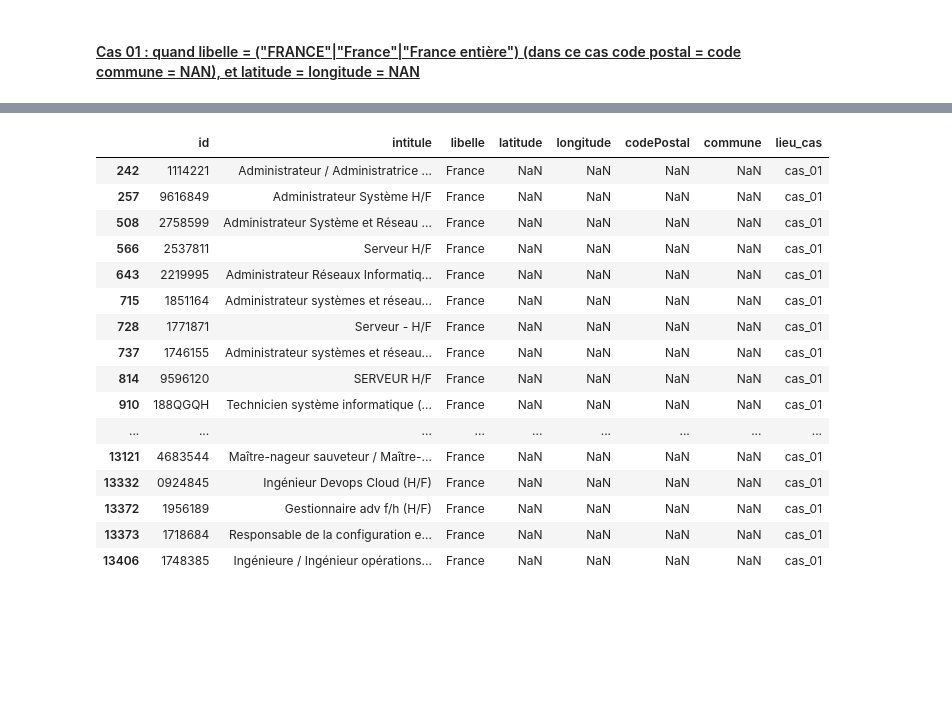
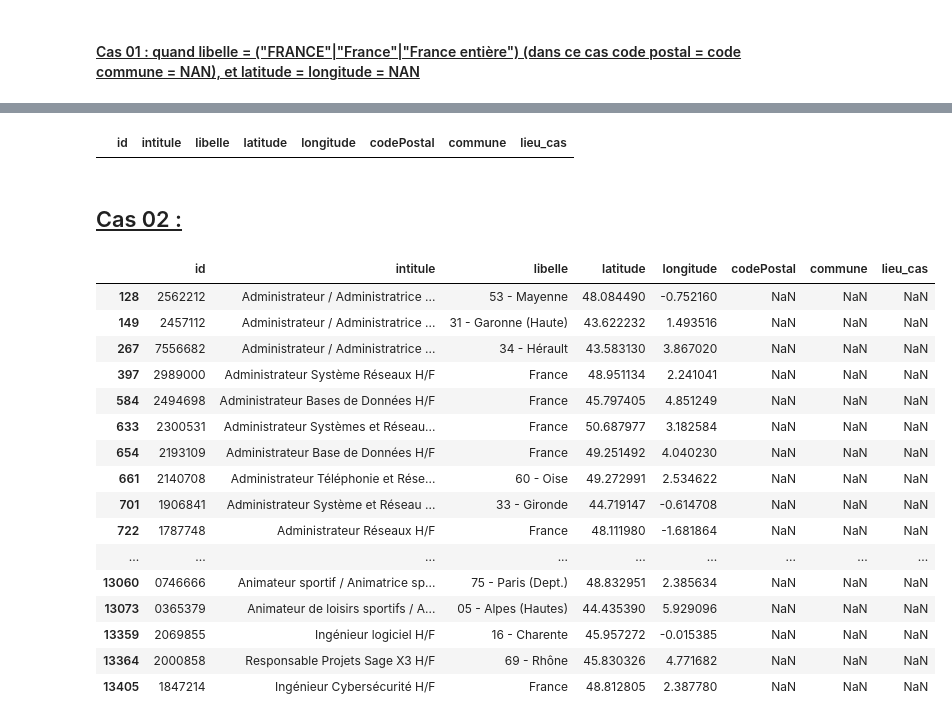
Before and after one commit to vimchun/Job-Market-in-France, a Jupyter notebook: api_extract__transform/notebook.ipynb, the cells around one changed output, grey strips where cells are left out. Drawn from its saved outputs; the diff is of its cells as text; code cells hidden in the pictures; blank space fills up the shorter version.

```diff
--- a/api_extract__transform/notebook.ipynb
+++ b/api_extract__transform/notebook.ipynb
@@ -3,7 +3,7 @@ import os
 
 import pandas as pd
 
-json_files_directory = os.path.join("outputs", "offres")
+json_files_directory = os.path.join("outputs", "_archives", "2025-03-02--exemples-jsons-et-json-concatenated")
 json_name = "_offres_concatenated_13639_offres__2025-03-05--22h09.json"
 # %%
 pd.options.display.max_rows = 3000
@@ -59,3 +131,5 @@ cas_01 = df_lieu[df_lieu.libelle.isin(["FRANCE", "France", "France entière"]) \
+# %%
+cas_01 = df_lieu[~df_lieu.commune.isna()]
 # %%
 cas_01
 # %% [output]
@@ -82,20 +174,31 @@ df_lieu.loc[df_lieu.id.isin(cas_01.id), "lieu_cas"] = "cas_01"
+# %%
+# note : si commune = NAN, alors code_postal = NAN
+df_lieu[~df_lieu.lieu_cas.isin(["cas_01"])  # != cas 01
+      & ~df_lieu.codePostal.isna()
+        ]  # fmt: off
+# %% [output]
+|  | id | intitule | libelle | latitude | longitude | codePostal | commune | lieu_cas |
+# %% [markdown]
+## <u> Cas 02 : </u>
 # %%
-df_lieu[df_lieu.lieu_cas == "cas_01"]
+df_lieu[~df_lieu.lieu_cas.isin(["cas_01"])  # != cas 01
+      & ~df_lieu.latitude.isna()
+        ]  # fmt: off
 # %% [output]
 |  | id | intitule | libelle | latitude | longitude | codePostal | commune | lieu_cas |
-| 242 | 1114221 | Administrateur / Administratrice ... | France | NaN | NaN | NaN | NaN | cas_01 |
-| 257 | 9616849 | Administrateur Système H/F | France | NaN | NaN | NaN | NaN | cas_01 |
-| 508 | 2758599 | Administrateur Système et Réseau ... | France | NaN | NaN | NaN | NaN | cas_01 |
-| 566 | 2537811 | Serveur H/F | France | NaN | NaN | NaN | NaN | cas_01 |
-| 643 | 2219995 | Administrateur Réseaux Informatiq... | France | NaN | NaN | NaN | NaN | cas_01 |
-| 715 | 1851164 | Administrateur systèmes et réseau... | France | NaN | NaN | NaN | NaN | cas_01 |
-| 728 | 1771871 | Serveur - H/F | France | NaN | NaN | NaN | NaN | cas_01 |
-| 737 | 1746155 | Administrateur systèmes et réseau... | France | NaN | NaN | NaN | NaN | cas_01 |
-| 814 | 9596120 | SERVEUR H/F | France | NaN | NaN | NaN | NaN | cas_01 |
-| 910 | 188QGQH | Technicien système informatique (... | France | NaN | NaN | NaN | NaN | cas_01 |
+| 128 | 2562212 | Administrateur / Administratrice ... | 53 - Mayenne | 48.084490 | -0.752160 | NaN | NaN | NaN |
+| 149 | 2457112 | Administrateur / Administratrice ... | 31 - Garonne (Haute) | 43.622232 | 1.493516 | NaN | NaN | NaN |
+| 267 | 7556682 | Administrateur / Administratrice ... | 34 - Hérault | 43.583130 | 3.867020 | NaN | NaN | NaN |
+| 397 | 2989000 | Administrateur Système Réseaux H/F | France | 48.951134 | 2.241041 | NaN | NaN | NaN |
+| 584 | 2494698 | Administrateur Bases de Données H/F | France | 45.797405 | 4.851249 | NaN | NaN | NaN |
+| 633 | 2300531 | Administrateur Systèmes et Réseau... | France | 50.687977 | 3.182584 | NaN | NaN | NaN |
+| 654 | 2193109 | Administrateur Base de Données H/F | France | 49.251492 | 4.040230 | NaN | NaN | NaN |
+| 661 | 2140708 | Administrateur Téléphonie et Rése... | 60 - Oise | 49.272991 | 2.534622 | NaN | NaN | NaN |
+| 701 | 1906841 | Administrateur Système et Réseau ... | 33 - Gironde | 44.719147 | -0.614708 | NaN | NaN | NaN |
+| 722 | 1787748 | Administrateur Réseaux H/F | France | 48.111980 | -1.681864 | NaN | NaN | NaN |
 | ... | ... | ... | ... | ... | ... | ... | ... | ... |
-| 13121 | 4683544 | Maître-nageur sauveteur / Maître-... | France | NaN | NaN | NaN | NaN | cas_01 |
-| 13332 | 0924845 | Ingénieur Devops Cloud (H/F) | France | NaN | NaN | NaN | NaN | cas_01 |
-| 13372 | 1956189 | Gestionnaire adv f/h (H/F) | France | NaN | NaN | NaN | NaN | cas_01 |
-| 13373 | 1718684 | Responsable de la configuration e... | France | NaN | NaN | NaN | NaN | cas_01 |
-| 13406 | 1748385 | Ingénieure / Ingénieur opérations... | France | NaN | NaN | NaN | NaN | cas_01 |
+| 13060 | 0746666 | Animateur sportif / Animatrice sp... | 75 - Paris (Dept.) | 48.832951 | 2.385634 | NaN | NaN | NaN |
+| 13073 | 0365379 | Animateur de loisirs sportifs / A... | 05 - Alpes (Hautes) | 44.435390 | 5.929096 | NaN | NaN | NaN |
+| 13359 | 2069855 | Ingénieur logiciel H/F | 16 - Charente | 45.957272 | -0.015385 | NaN | NaN | NaN |
+| 13364 | 2000858 | Responsable Projets Sage X3 H/F | 69 - Rhône | 45.830326 | 4.771682 | NaN | NaN | NaN |
+| 13405 | 1847214 | Ingénieur Cybersécurité H/F | France | 48.812805 | 2.387780 | NaN | NaN | NaN |
```
Also changed, not shown: parts of 60 cells of this notebook, 1 other file.
